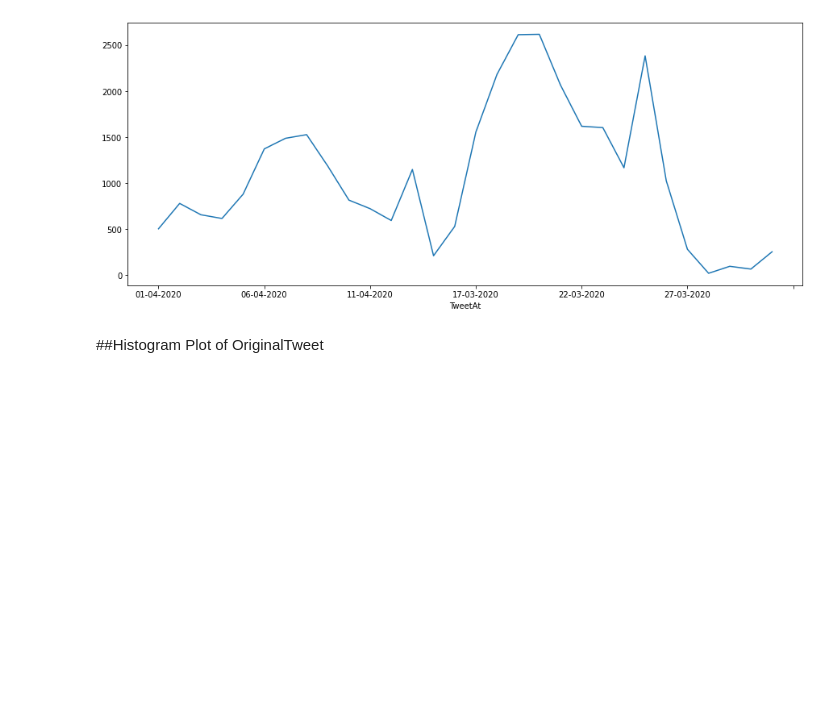
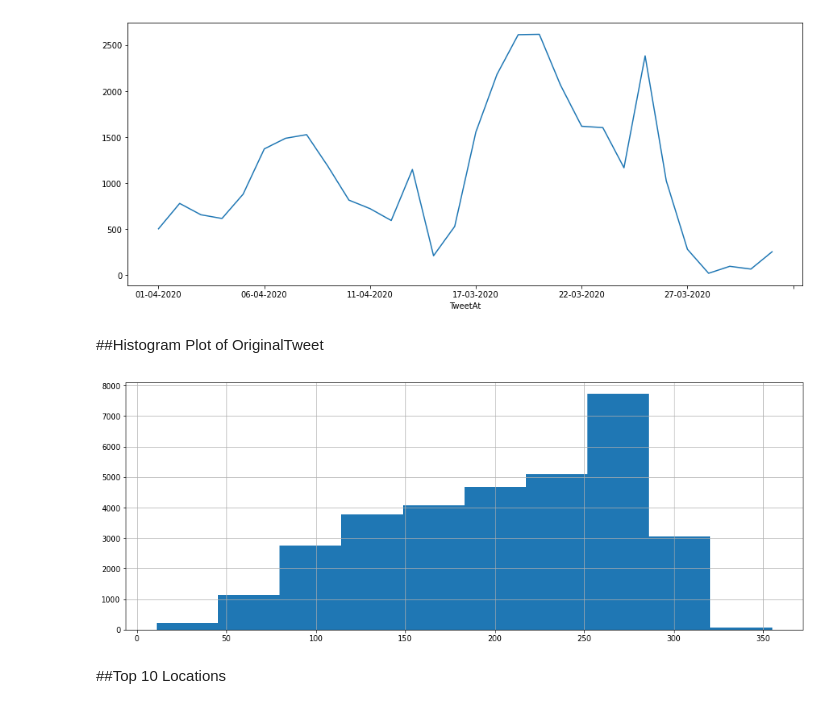
Before and after one commit to varsha-rani-15/Coronavirus-Tweet-Sentiment-Analysis, a Jupyter notebook: Copy_of_Coronavirus_Tweet_Sentiment_Analysis_Capstone_Project.ipynb, the cells around one changed output. Drawn from its saved outputs; the diff is of its cells as text; code cells hidden in the pictures; blank space fills up the shorter version.

```diff
--- a/Copy_of_Coronavirus_Tweet_Sentiment_Analysis_Capstone_Project.ipynb
+++ b/Copy_of_Coronavirus_Tweet_Sentiment_Analysis_Capstone_Project.ipynb
@@ -206,3 +194,12 @@ plt.show()
 [figure]
 # %% [markdown]
 ##Histogram Plot of OriginalTweet
+# %%
+plt.figure(figsize=(16,6))
+plt.grid()
+plt.hist(df['OriginalTweet'].str.len())
+plt.show()
+# %% [output]
+[figure, added]
+# %% [markdown]
+##Top 10 Locations
```
Also changed, not shown: parts of 26 cells of this notebook.
